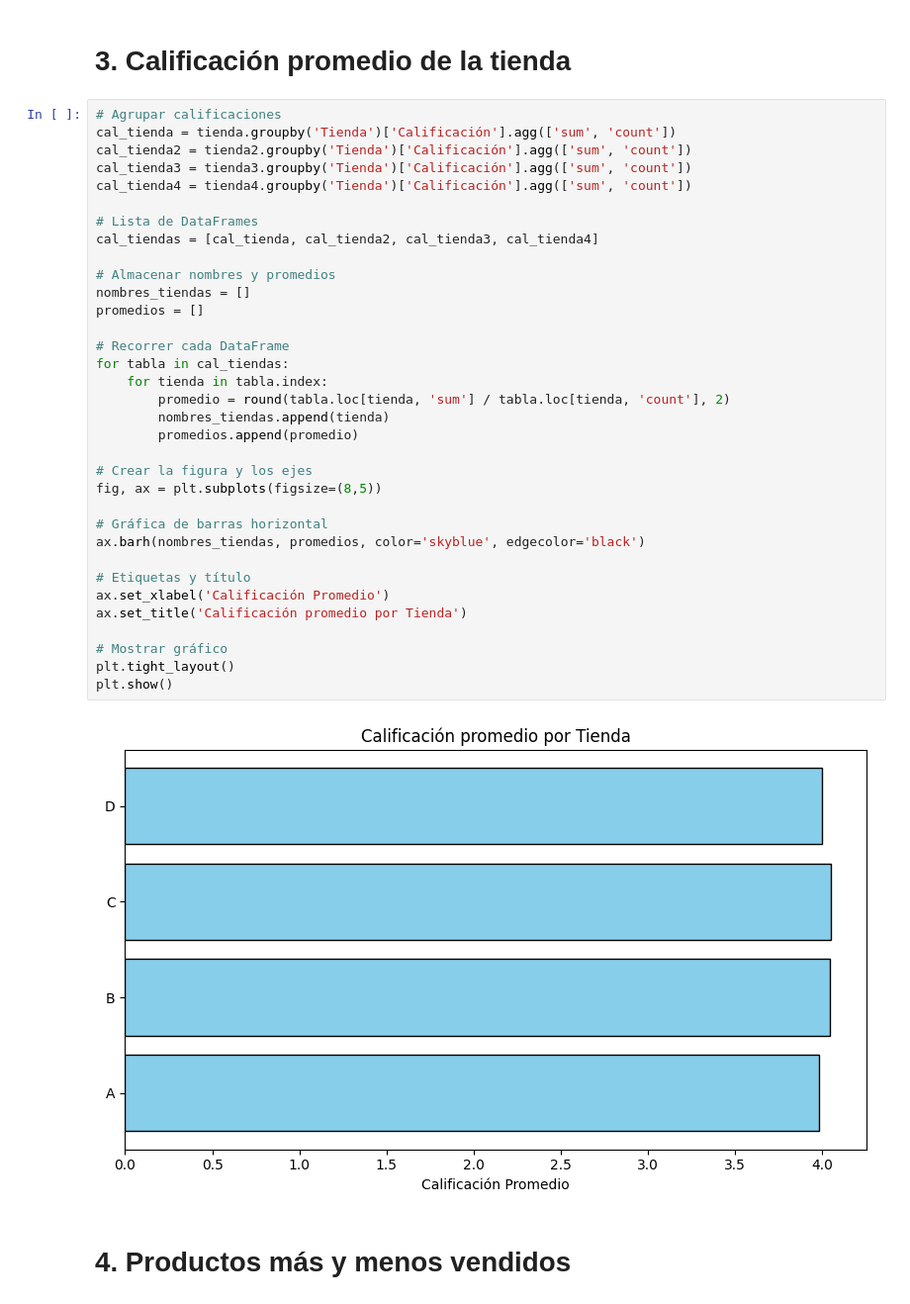
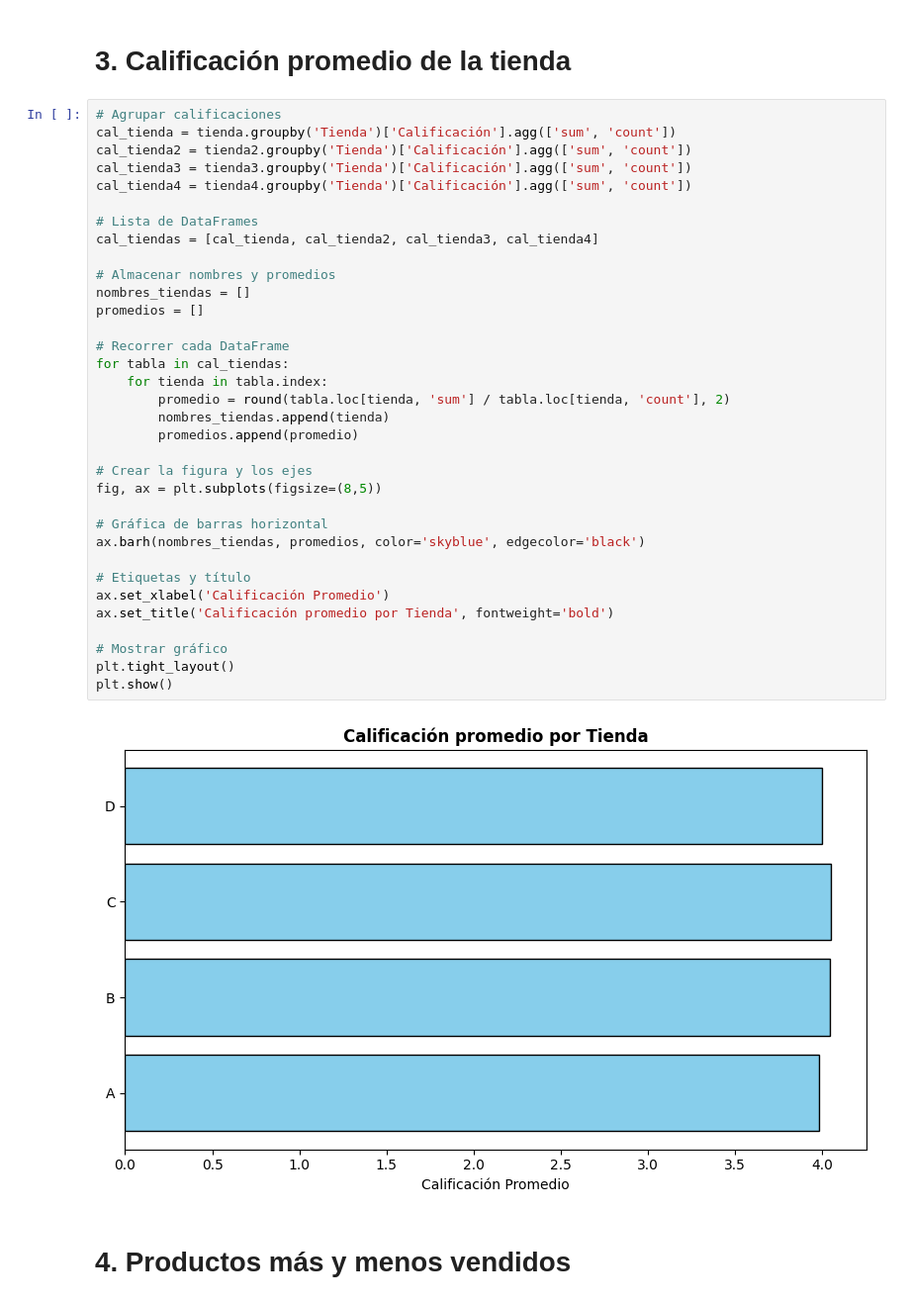
Before and after one commit to Ramardu/alura_store, a Jupyter notebook: AluraStoreLatam.ipynb, the cells around one changed output. Shown at 99% size. Cells and saved outputs as stored; diff of their text form.

```diff
--- a/AluraStoreLatam.ipynb
+++ b/AluraStoreLatam.ipynb
@@ -126,35 +126,35 @@ cal_tienda2 = tienda2.groupby('Tienda')['Calificación'].agg(['sum', 'count'])
 cal_tienda3 = tienda3.groupby('Tienda')['Calificación'].agg(['sum', 'count'])
 cal_tienda4 = tienda4.groupby('Tienda')['Calificación'].agg(['sum', 'count'])
 
 # Lista de DataFrames
 cal_tiendas = [cal_tienda, cal_tienda2, cal_tienda3, cal_tienda4]
 
 # Almacenar nombres y promedios
 nombres_tiendas = []
 promedios = []
 
 # Recorrer cada DataFrame
 for tabla in cal_tiendas:
     for tienda in tabla.index:
         promedio = round(tabla.loc[tienda, 'sum'] / tabla.loc[tienda, 'count'], 2)
         nombres_tiendas.append(tienda)
         promedios.append(promedio)
 
 # Crear la figura y los ejes
 fig, ax = plt.subplots(figsize=(8,5))
 
 # Gráfica de barras horizontal
 ax.barh(nombres_tiendas, promedios, color='skyblue', edgecolor='black')
 
 # Etiquetas y título
 ax.set_xlabel('Calificación Promedio')
-ax.set_title('Calificación promedio por Tienda')
+ax.set_title('Calificación promedio por Tienda', fontweight='bold')
 
 # Mostrar gráfico
 plt.tight_layout()
 plt.show()
 # %% [output]
-[figure, old version]
+[figure, new version]
 # %% [markdown]
 # 4. Productos más y menos vendidos
 # %% [markdown]
```
